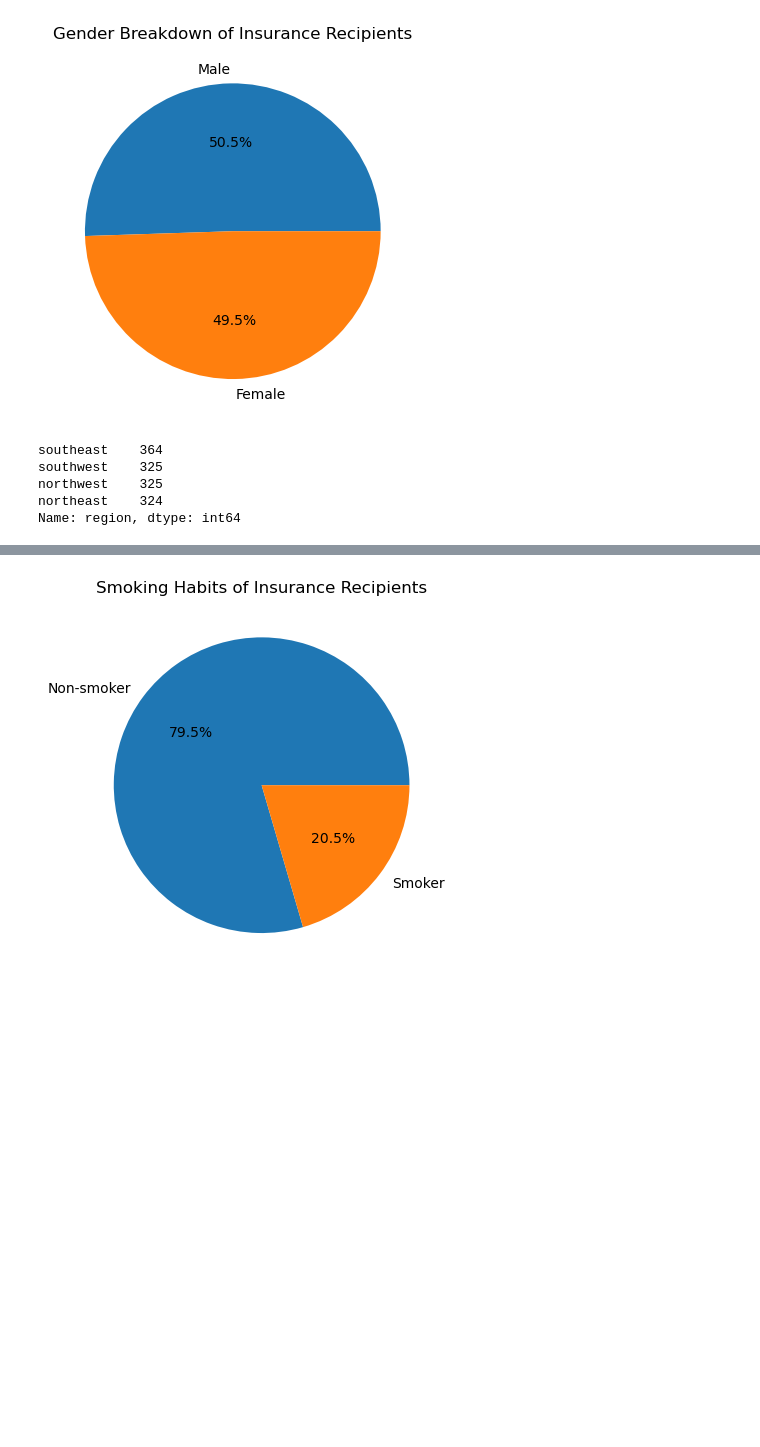
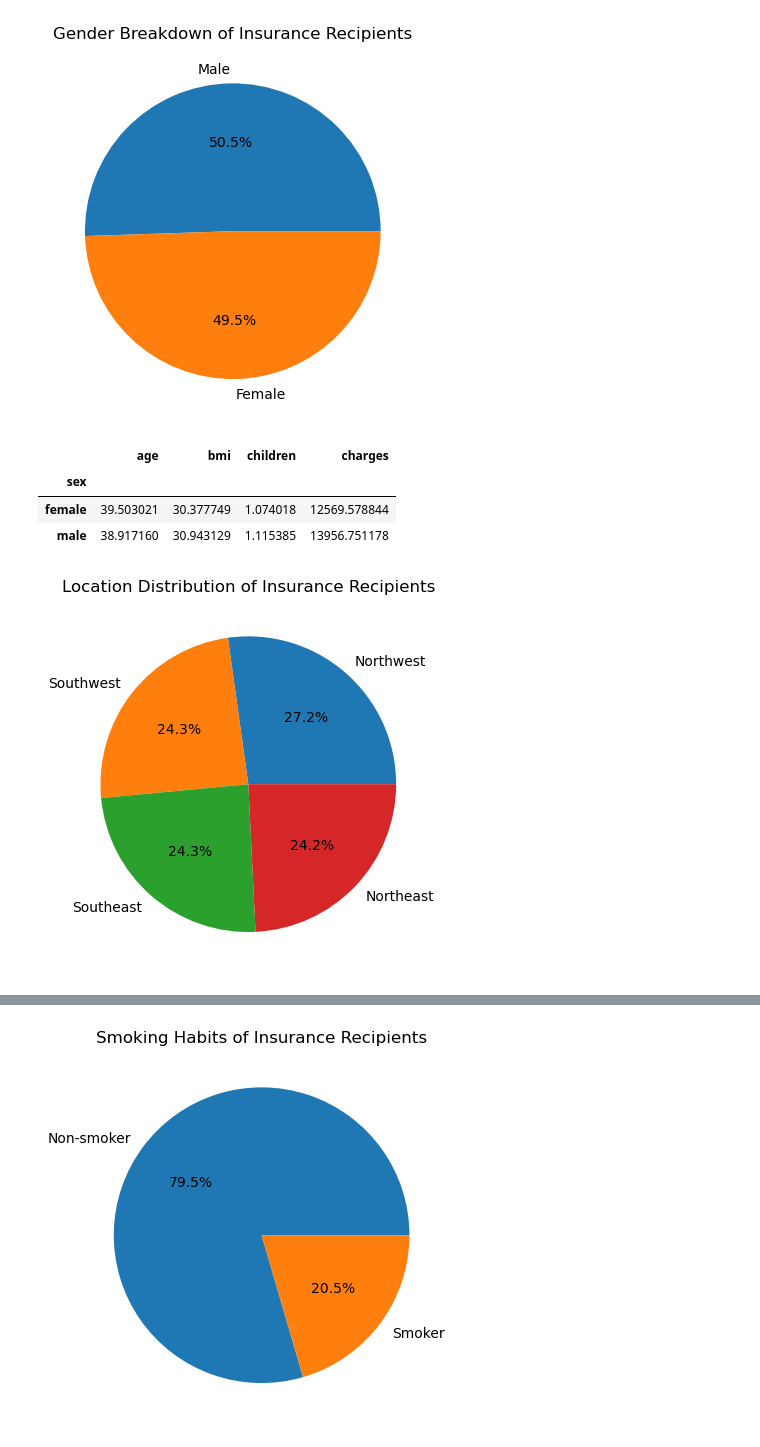
Before and after one commit to carolinefoshee/project-1, a Jupyter notebook: project1.ipynb, the cells around one changed output, grey strips where cells are left out. Saved outputs shown, nothing was run; the diff lists cells and outputs as text; code cells hidden in the pictures; blank space fills up the shorter version.

Commit message:
added histograms, bar graphs

```diff
--- a/project1.ipynb
+++ b/project1.ipynb
@@ -70,17 +84,22 @@ plt.title("Gender Breakdown of Insurance Recipients")
 plt.show()
 # %% [output]
 [figure]
+# %%
+#groupby gender
+gender_groupby = insurance_df.groupby("sex").mean()
+gender_groupby
+# %% [output]
+|  | age | bmi | children | charges |
+| sex |  |  |  |  |
+| female | 39.503021 | 30.377749 | 1.074018 | 12569.578844 |
+| male | 38.917160 | 30.943129 | 1.115385 | 13956.751178 |
 # %%
 # region percentage bar chart
 categories=["Northwest","Southwest","Southeast","Northeast"]
-region_count=insurance_df["region"].value_counts()
-region_count
+region_count= insurance_df["region"].value_counts()
+#region_count
 plt.pie(region_count, labels=categories, autopct='%1.1f%%')
 plt.title("Location Distribution of Insurance Recipients")
 plt.show()
 # %% [output]
-southeast    364
-southwest    325
-northwest    325
-northeast    324
-Name: region, dtype: int64
+[figure, added]
```
Also changed, not shown: parts of 12 cells of this notebook.
